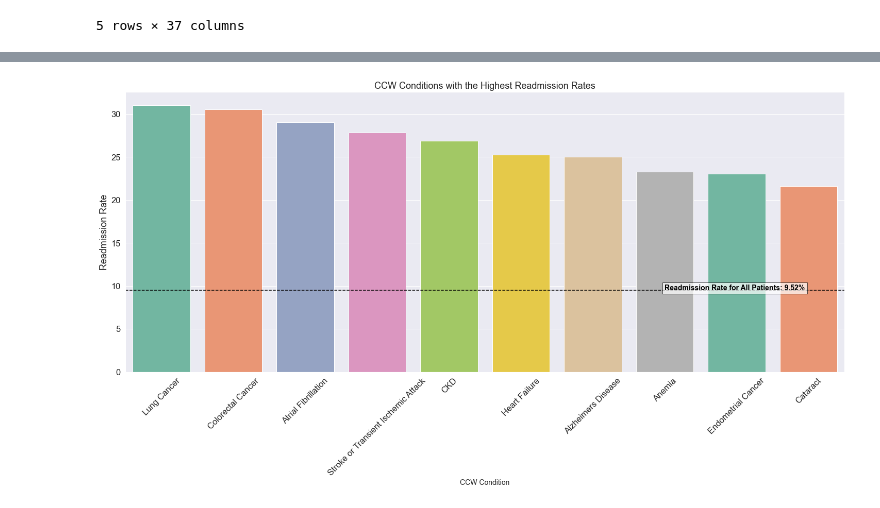
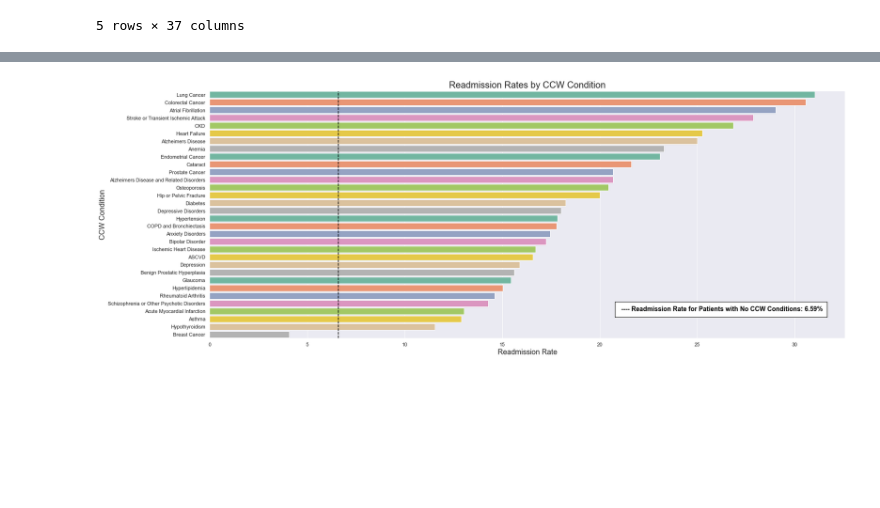
Before and after one commit to simon-mack/hospital_readmission_analysis, a Jupyter notebook: notebooks/ursa_readmission.ipynb, the cells around one changed output, grey strips where cells are left out. Drawn from its saved outputs; the diff is of its cells as text; code cells hidden in the pictures; blank space fills up the shorter version.

```diff
--- a/notebooks/ursa_readmission.ipynb
+++ b/notebooks/ursa_readmission.ipynb
@@ -447,5 +354,5 @@ ccw.shape
 # %%
-ccw_readmission_rates = pd.DataFrame({'ccw_condition':['Hypothyroidism','Acute Myocardial Infarction',
+ccw_measures = pd.DataFrame({'ccw_condition':['Hypothyroidism','Acute Myocardial Infarction',
                                                         'Alzheimers Disease','Alzheimers Disease and Related Disorders',
                                                         'Anemia', 'Asthma', 'Atrial Fibrillation',
                                                         'Benign Prostatic Hyperplasia', 'Breast Cancer',
@@ -460,7 +367,7 @@ ccw_readmission_rates = pd.DataFrame({'ccw_condition':['Hypothyroidism','Acute M
                                                         'Anxiety Disorders', 'Depressive Disorders',
                                                         'Schizophrenia or Other Psychotic Disorders',
                                                         'Bipolar Disorder'],
-                                        'readmission_rate_pct':[11.54,13.04,25.0,20.69,23.31,12.9,29.03,15.62,4.08,21.62,
+                                        'readmission_rate':[11.54,13.04,25.0,20.69,23.31,12.9,29.03,15.62,4.08,21.62,
                                                                 26.86,17.78,30.56,15.9,18.26,23.08,15.46,25.27,20.0,15.02,17.84,
                                                                 16.71,31.03,20.45,20.69,14.62,27.87,16.58,17.47,18.03,14.29,
                                                                 17.24]})
@@ -505,0 +416,3 @@ ccw_readmission_rates
+# %%
+ccw_measures['pc_visit_rate'] = [32.68,23.08,50.0,21.62,25.91,34.27,32.18,15.79,17.65,24.73,28.03,22.94,4.17,27.6,26.25,12.12,
+                                29.2,24.89,25.0,27.62,27.5,24.76,9.76,25.45,27.03,21.34,30.12,27.23,30.65,28.09,16.0,33.33]
@@ -505,0 +421,3 @@ ccw_readmission_rates
+# %%
+ccw_measures_read = ccw_measures.sort_values('readmission_rate', ascending=False)
+ccw_measures_read
@@ -506,14 +442,13 @@ ccw_readmission_rates
 # %%
-ccw_readmission_rates_top = ccw_readmission_rates.head(10)
 plt.figure(figsize = (25,10))
-sns.set(style="darkgrid", font_scale=1.5)
-graph = sns.barplot(y = 'readmission_rate_pct', x = 'ccw_condition', data = ccw_readmission_rates_top, palette='Set2')
-graph.axhline(9.52, linestyle='--',color='black')
-t = graph.text(7,9.52, 'Readmission Rate for All Patients: 9.52%', size=14, color = 'black', weight='bold')
-t.set_bbox(dict(facecolor='white', alpha=0.7, edgecolor='black'))
-plt.xticks(rotation=45)
-plt.xlabel('CCW Condition',size=14)
-plt.ylabel('Readmission Rate')
-plt.title('CCW Conditions with the Highest Readmission Rates');
+sns.set(style="darkgrid")
+graph = sns.barplot(x = 'readmission_rate', y = 'ccw_condition', data = ccw_measures_read, palette='Set2')
+graph.axvline(6.59, linestyle='--',color='black')
+t = graph.text(21,28, ' ---- Readmission Rate for Patients with No CCW Conditions: 6.59%', size=14, color = 'black', weight='bold')
+t.set_bbox(dict(facecolor='white', alpha=1, edgecolor='black', pad=10))
+#plt.xticks(rotation=45)
+plt.ylabel('CCW Condition',fontsize=16)
+plt.xlabel('Readmission Rate', fontsize=16)
+plt.title('Readmission Rates by CCW Condition', fontsize=20);
 # %% [output]
-[figure, old version]
+[figure, new version]
```
Also changed, not shown: parts of 29 cells of this notebook.
